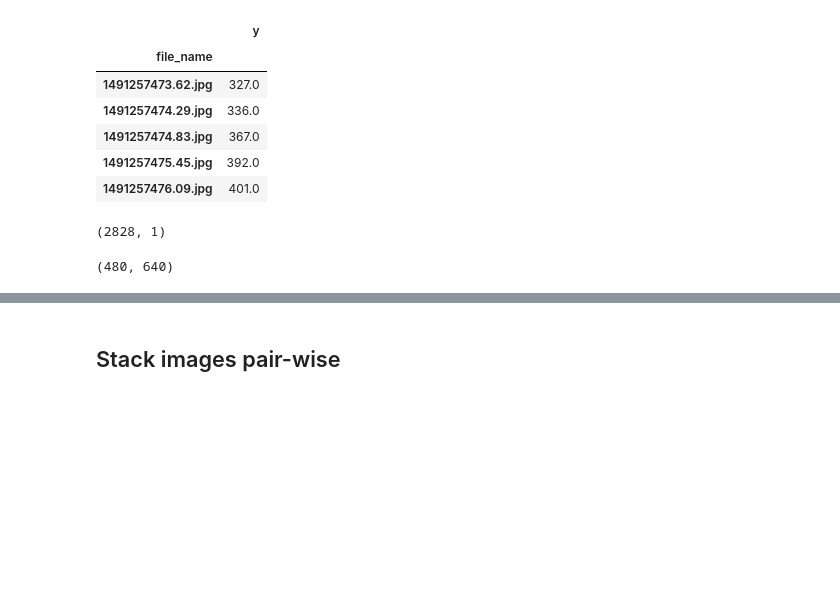
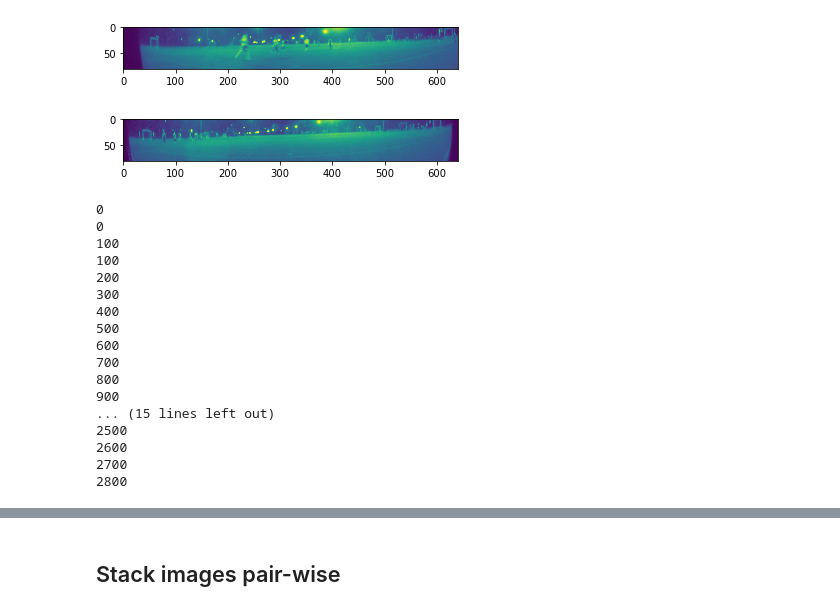
Before and after one commit to ZackAkil/robo-videographer-app, a Jupyter notebook: machine_learning/5# Augment data for big re-train .ipynb, the cells around one changed output, grey strips where cells are left out. Drawn from its saved outputs; the diff is of its cells as text; code cells hidden in the pictures; blank space fills up the shorter version.

```diff
--- a/machine_learning/5# Augment data for big re-train .ipynb
+++ b/machine_learning/5# Augment data for big re-train .ipynb
@@ -15,24 +16,28 @@ from keras import optimizers
 # %%
-IMAGE_PATH = 'data/images/capture/'
-
-data = pd.DataFrame.from_csv('data/labels/rugby_image_labels_2.csv')
-
-data.head()
+fetcher = Image_Fetcher('data/images/capture/', 'data/labels/rugby_image_labels_2.csv', [240,320])
 # %% [output]
-|  | y |
-| file_name |  |
-| 1491257473.62.jpg | 327.0 |
-| 1491257474.29.jpg | 336.0 |
-| 1491257474.83.jpg | 367.0 |
-| 1491257475.45.jpg | 392.0 |
-| 1491257476.09.jpg | 401.0 |
+[figure, added]
-# %%
-data.dropna().shape
-# %% [output]
-(2828, 1)
-# %%
-test_img = misc.imread(IMAGE_PATH + data.iloc[0].name,flatten=True)
-
-test_img.shape
-# %% [output]
-(480, 640)
+# %%
+fetcher_2 = Image_Fetcher('data/images/capture clean/', 'data/labels/rugby_image_labels.csv', [240,320])
+# %% [output]
+[figure, added]
+# %%
+x, y = fetcher.get_all_images_with_labels(msg=False)
+# %% [output]
+0
+0
+100
+100
+200
+300
+400
+500
+600
+700
+800
+900
+... (15 lines left out)
+2500
+2600
+2700
+2800
```
Also changed, not shown: parts of 25 cells of this notebook, 1 other file.
